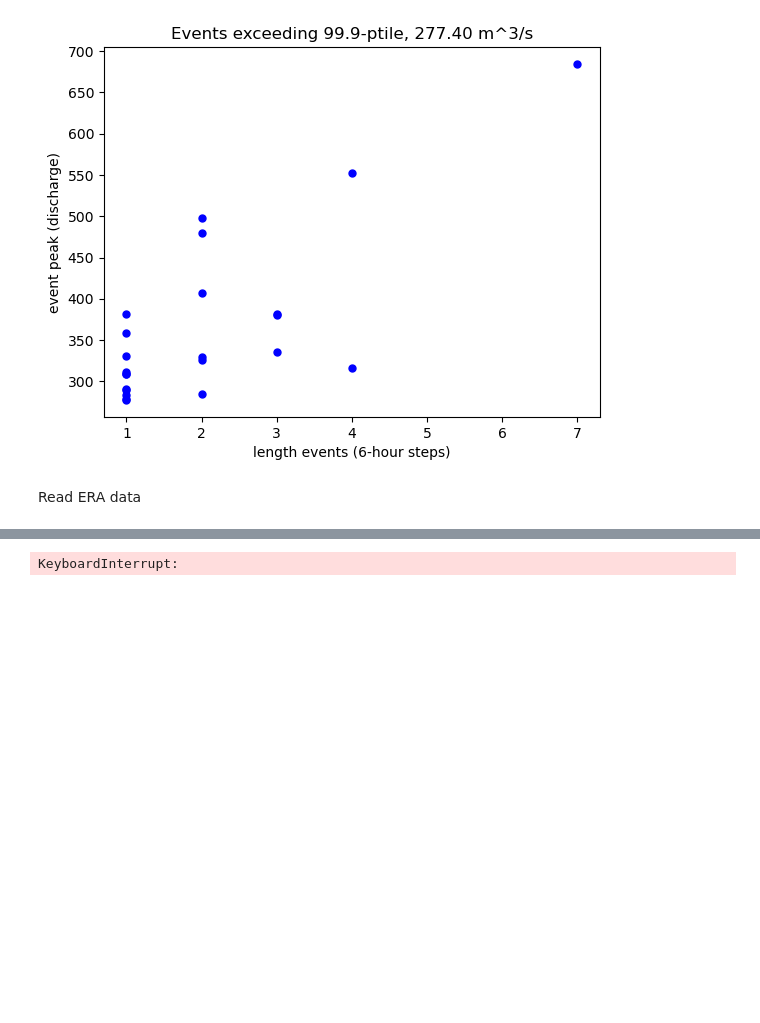
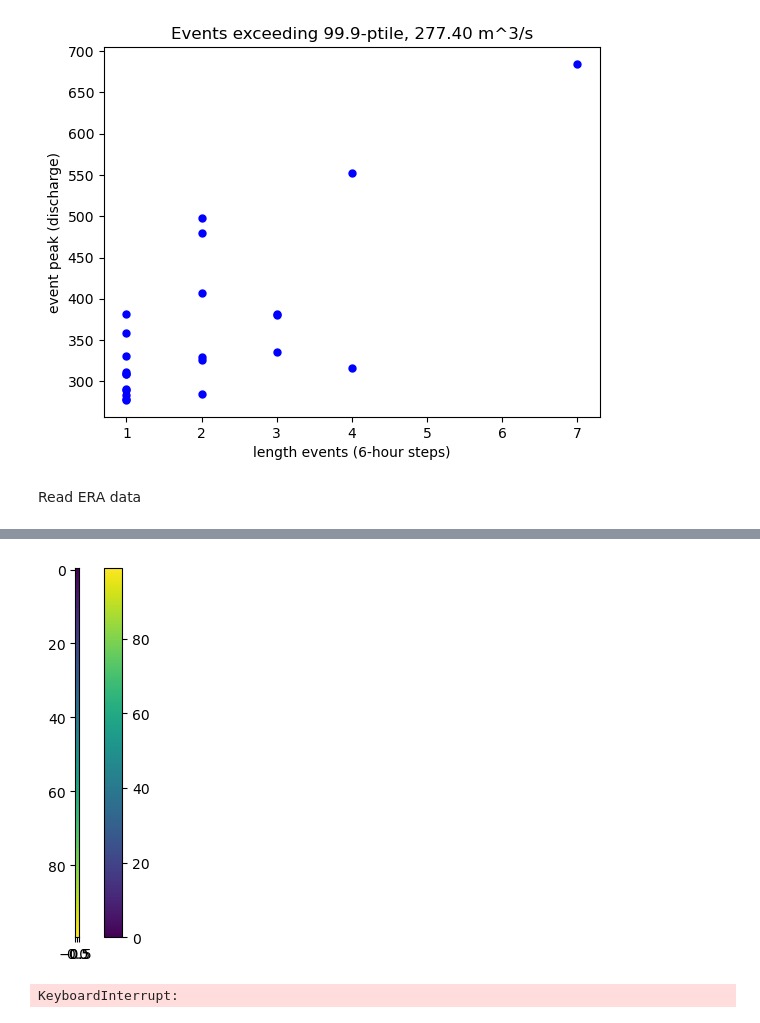
Before and after one commit to zappag/FLORA, a Jupyter notebook: explore.ipynb, the cells around one changed output, grey strips where cells are left out. Cells and saved outputs as stored; diff of their text form; code cells hidden in the pictures; blank space fills up the shorter version.

```diff
--- a/explore.ipynb
+++ b/explore.ipynb
@@ -294 +323,8 @@ plt.show()
+# %%
+plt.figure
+plt.imshow([[i] for i in range(100)], cmap='viridis')  # Example plot to display the reversed RdBu colormap
+plt.colorbar()
+plt.show()
+# %% [output]
+[figure, added]
 # %%
```
Also changed, not shown: parts of 6 cells of this notebook.
